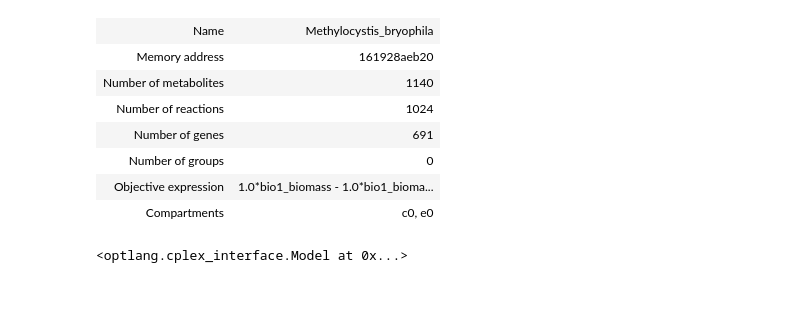
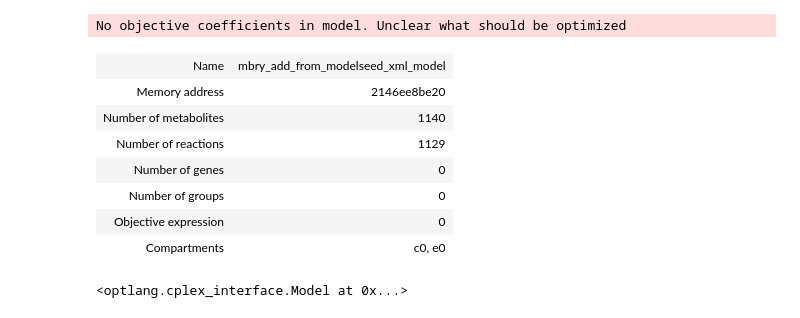
Before and after one commit to xinlia/BuildGEM, a Jupyter notebook: 3_fba_check.ipynb, the cells around one changed output. Drawn from its saved outputs; the diff is of its cells as text; code cells hidden in the pictures.

```diff
--- a/3_fba_check.ipynb
+++ b/3_fba_check.ipynb
@@ -6,16 +6,17 @@ org_name = 'mbry'
 org_full_name = 'Methylocystis_bryophila'
 # %%
 import cobra
-model = cobra.io.read_sbml_model(org_name+'_model\\'+org_name+'_add_from_modelseed.xml')
+model = cobra.io.read_sbml_model(org_name+'_model\\'+org_name+'_add_from_modelseed_xml_model.xml')
 model
 # %% [output]
+No objective coefficients in model. Unclear what should be optimized
-| Name | Methylocystis_bryophila |
-| Memory address | 161928aeb20 |
+| Name | mbry_add_from_modelseed_xml_model |
+| Memory address | 2146ee8be20 |
 | Number of metabolites | 1140 |
-| Number of reactions | 1024 |
-| Number of genes | 691 |
+| Number of reactions | 1129 |
+| Number of genes | 0 |
 | Number of groups | 0 |
-| Objective expression | 1.0*bio1_biomass - 1.0*bio1_bioma... |
+| Objective expression | 0 |
 | Compartments | c0, e0 |
 # %%
 model.solver
```
Also changed, not shown: 10 other files.
